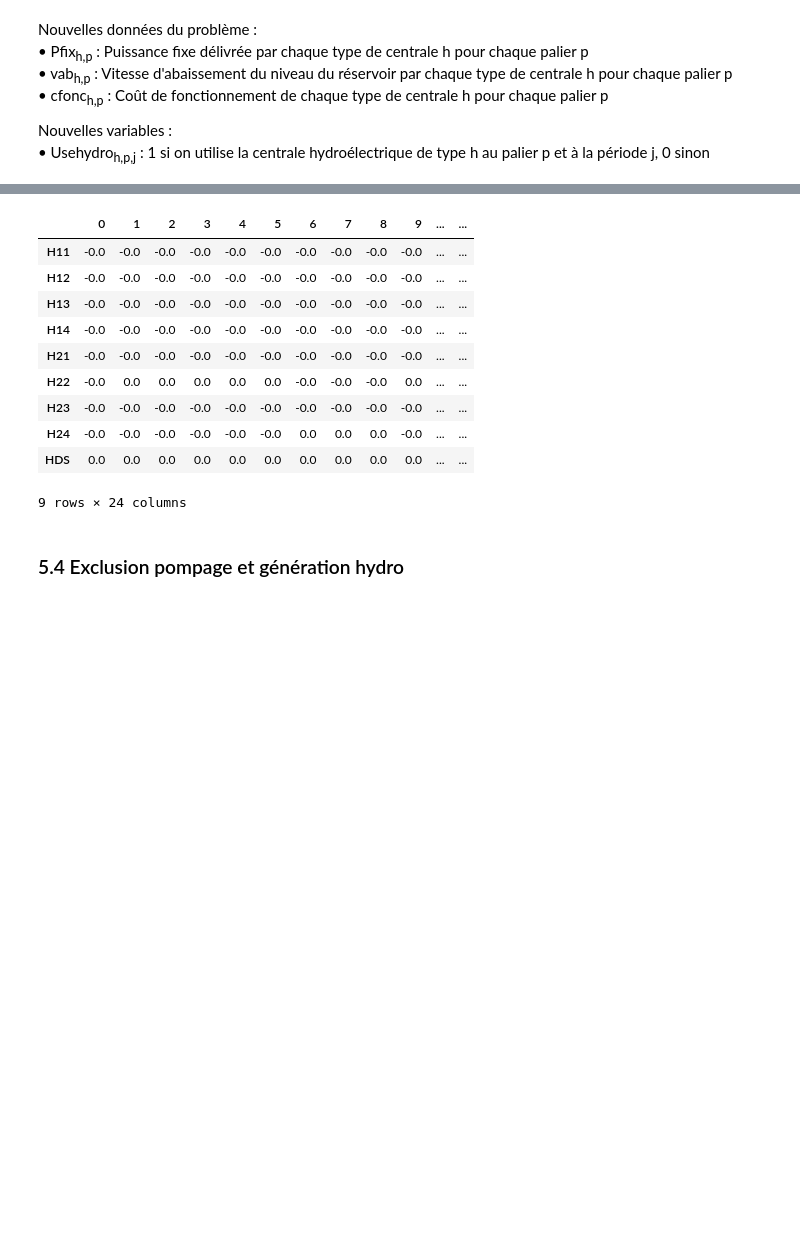
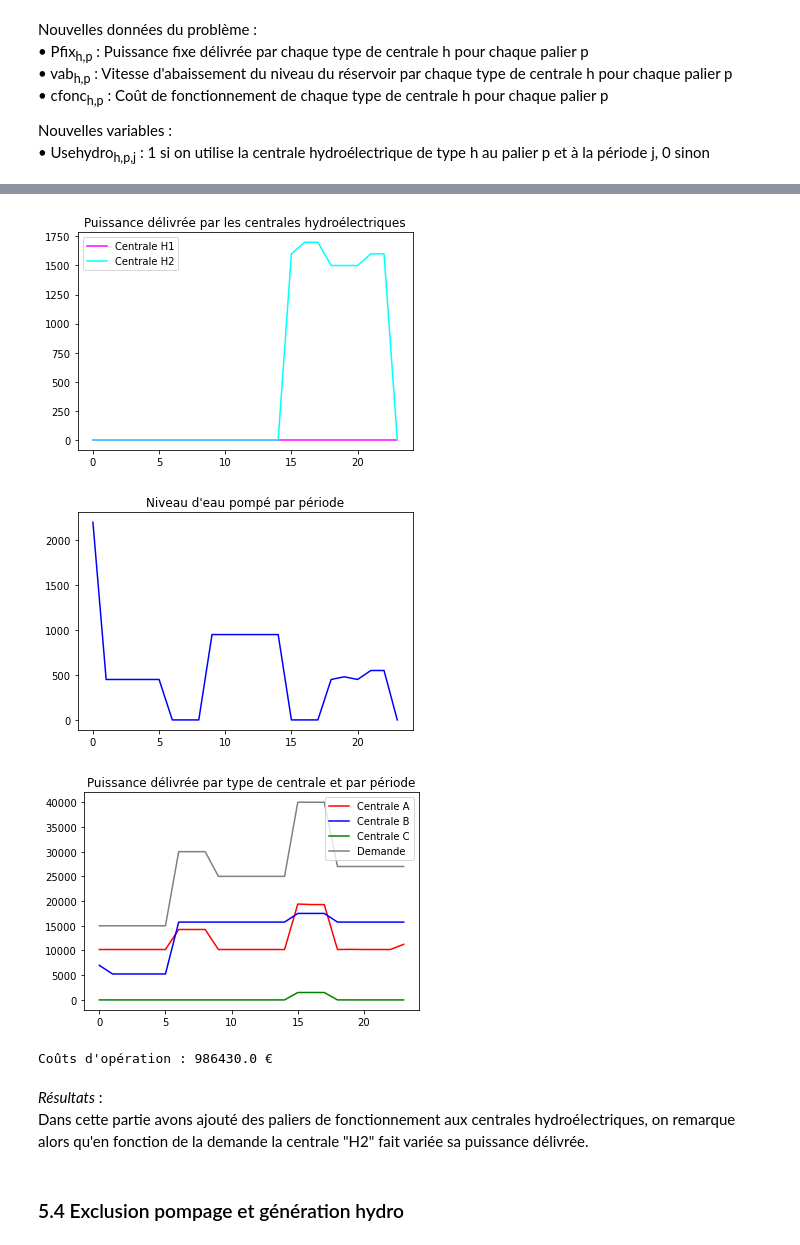
Before and after one commit to ValentinLassaigne/LP, a Jupyter notebook: Projet Optim Lineaire.ipynb, the cells around one changed output, grey strips where cells are left out. Drawn from its saved outputs; the diff is of its cells as text; code cells hidden in the pictures; blank space fills up the shorter version.

```diff
--- a/Projet Optim Lineaire.ipynb
+++ b/Projet Optim Lineaire.ipynb
@@ -1209,17 +1147,32 @@ plt.plot(df.loc["P"],'orange')
-# %%
-df
-# %% [output]
-|  | 0 | 1 | 2 | 3 | 4 | 5 | 6 | 7 | 8 | 9 | ... | ... |
-| H11 | -0.0 | -0.0 | -0.0 | -0.0 | -0.0 | -0.0 | -0.0 | -0.0 | -0.0 | -0.0 | ... | ... |
-| H12 | -0.0 | -0.0 | -0.0 | -0.0 | -0.0 | -0.0 | -0.0 | -0.0 | -0.0 | -0.0 | ... | ... |
-| H13 | -0.0 | -0.0 | -0.0 | -0.0 | -0.0 | -0.0 | -0.0 | -0.0 | -0.0 | -0.0 | ... | ... |
-| H14 | -0.0 | -0.0 | -0.0 | -0.0 | -0.0 | -0.0 | -0.0 | -0.0 | -0.0 | -0.0 | ... | ... |
-| H21 | -0.0 | -0.0 | -0.0 | -0.0 | -0.0 | -0.0 | -0.0 | -0.0 | -0.0 | -0.0 | ... | ... |
-| H22 | -0.0 | 0.0 | 0.0 | 0.0 | 0.0 | 0.0 | -0.0 | -0.0 | -0.0 | 0.0 | ... | ... |
-| H23 | -0.0 | -0.0 | -0.0 | -0.0 | -0.0 | -0.0 | -0.0 | -0.0 | -0.0 | -0.0 | ... | ... |
-| H24 | -0.0 | -0.0 | -0.0 | -0.0 | -0.0 | -0.0 | 0.0 | 0.0 | 0.0 | -0.0 | ... | ... |
-| HDS | 0.0 | 0.0 | 0.0 | 0.0 | 0.0 | 0.0 | 0.0 | 0.0 | 0.0 | 0.0 | ... | ... |
-9 rows × 24 columns
+# %%
+def Graph_palier():
+    HDS1=[]; HDS2=[]
+
+    for j in range(24):
+        HDS1.append(sum(pfix["1"][p]*Usehydro["1",p,j].x for p in vab["1"]))
+        HDS2.append(sum(pfix["2"][p]*Usehydro["2",p,j].x for p in vab["2"]))
+
+    ar = [HDS1, HDS2]
+
+    df=pd.DataFrame(data=ar, index=["HDS1", "HDS2"])
+
+    plt.plot(df.loc["HDS1"],'magenta', label="Centrale H1")
+    plt.plot(df.loc["HDS2"],'Cyan', label="Centrale H2")
+    plt.title("Puissance délivrée par les centrales hydroélectriques")
+    plt.legend()
+    plt.show()
+# %%
+Graph_palier()
+Graph_pump()
+Graph_puiss()
+# %% [output]
+[figure, added]
+[figure, added]
+[figure, added]
+Coûts d'opération : 986430.0 €
+# %% [markdown]
+*Résultats* :<br>
+Dans cette partie avons ajouté des paliers de fonctionnement aux centrales hydroélectriques, on remarque alors qu'en fonction de la demande la centrale "H2" fait variée sa puissance délivrée.
 # %% [markdown]
 ### 5.4 Exclusion pompage et génération hydro
 # %% [markdown]
```
Also changed, not shown: parts of 18 cells of this notebook.
